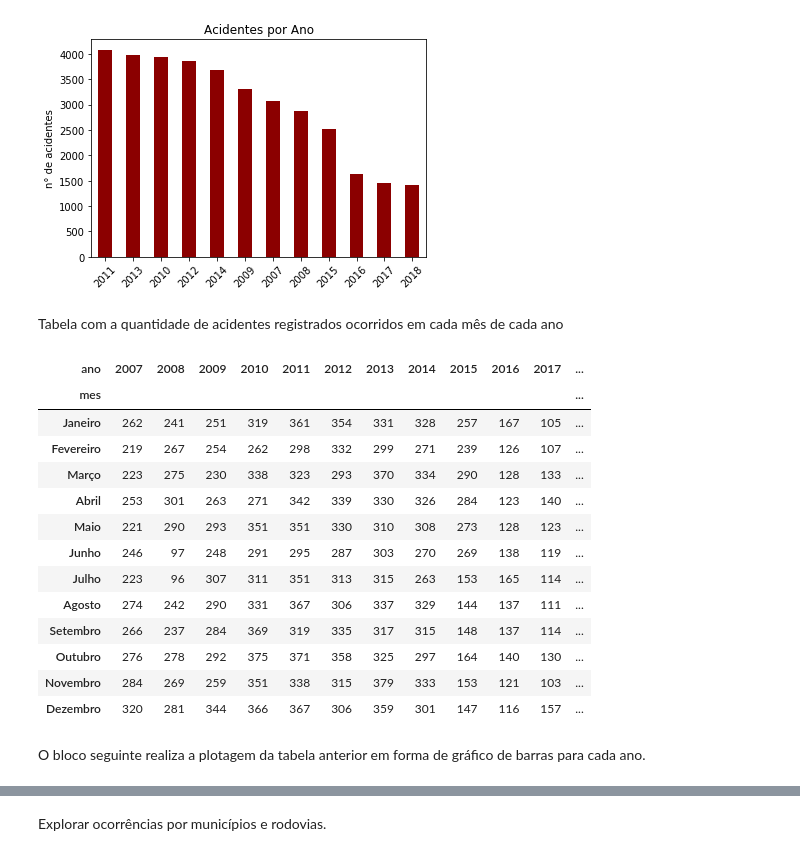
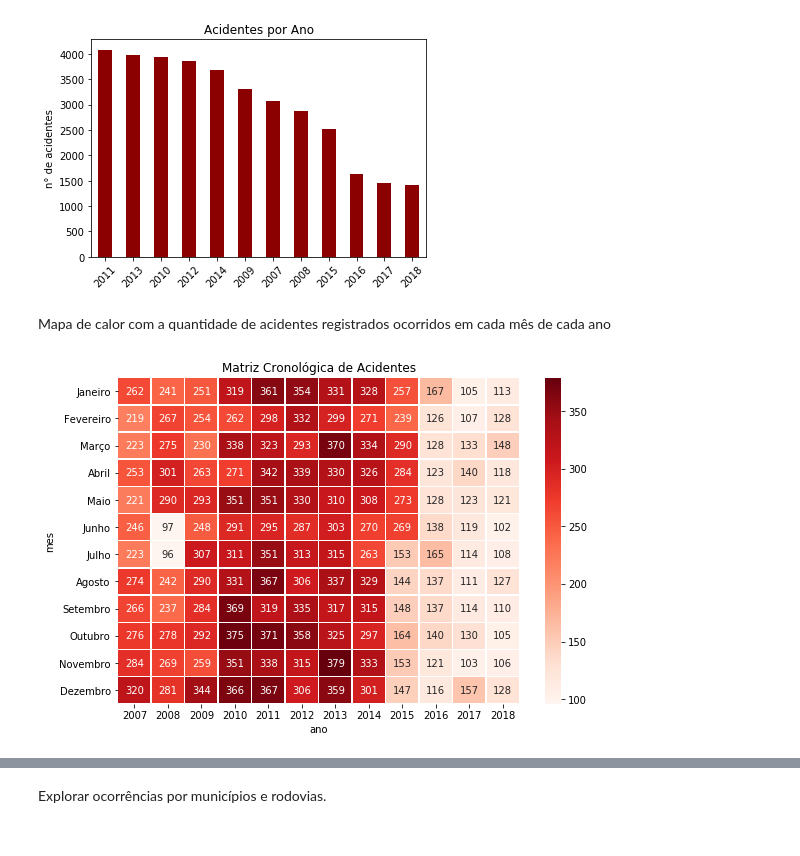
Before and after one commit to daniel-santos-7/tcc-bct, a Jupyter notebook: datatran.ipynb, the cells around one changed output, grey strips where cells are left out. Saved outputs shown, nothing was run; the diff lists cells and outputs as text; code cells hidden in the pictures.

```diff
--- a/datatran.ipynb
+++ b/datatran.ipynb
@@ -409,27 +415,18 @@ datatran_rn['ano'].value_counts().plot(kind='bar',color='darkred',title='Acident
 # %% [output]
 [figure]
 # %% [markdown]
-Tabela com a quantidade de acidentes registrados ocorridos em cada mês de cada ano
+Mapa de calor com a quantidade de acidentes registrados ocorridos em cada mês de cada ano
 # %%
 # construir tabela
 acidentes_ano_mes = pd.crosstab(datatran_rn['mes'].astype(pd.CategoricalDtype(datatran_rn['mes'].unique(),ordered=True)),datatran_rn['ano'])
 
-# exibir tabela
-acidentes_ano_mes
+# construir figura
+f, ax = plt.subplots(figsize=(9, 6))
+
+# título
+ax.set_title('Matriz Cronológica de Acidentes')
+
+# plotar mapa de calor
+sns.heatmap(acidentes_ano_mes, annot=True, fmt="d", linewidths=.5, ax=ax,cmap='Reds');
 # %% [output]
-| ano | 2007 | 2008 | 2009 | 2010 | 2011 | 2012 | 2013 | 2014 | 2015 | 2016 | 2017 | ... |
-| mes |  |  |  |  |  |  |  |  |  |  |  | ... |
-| Janeiro | 262 | 241 | 251 | 319 | 361 | 354 | 331 | 328 | 257 | 167 | 105 | ... |
-| Fevereiro | 219 | 267 | 254 | 262 | 298 | 332 | 299 | 271 | 239 | 126 | 107 | ... |
-| Março | 223 | 275 | 230 | 338 | 323 | 293 | 370 | 334 | 290 | 128 | 133 | ... |
-| Abril | 253 | 301 | 263 | 271 | 342 | 339 | 330 | 326 | 284 | 123 | 140 | ... |
-| Maio | 221 | 290 | 293 | 351 | 351 | 330 | 310 | 308 | 273 | 128 | 123 | ... |
-| Junho | 246 | 97 | 248 | 291 | 295 | 287 | 303 | 270 | 269 | 138 | 119 | ... |
-| Julho | 223 | 96 | 307 | 311 | 351 | 313 | 315 | 263 | 153 | 165 | 114 | ... |
-| Agosto | 274 | 242 | 290 | 331 | 367 | 306 | 337 | 329 | 144 | 137 | 111 | ... |
-| Setembro | 266 | 237 | 284 | 369 | 319 | 335 | 317 | 315 | 148 | 137 | 114 | ... |
-| Outubro | 276 | 278 | 292 | 375 | 371 | 358 | 325 | 297 | 164 | 140 | 130 | ... |
-| Novembro | 284 | 269 | 259 | 351 | 338 | 315 | 379 | 333 | 153 | 121 | 103 | ... |
-| Dezembro | 320 | 281 | 344 | 366 | 367 | 306 | 359 | 301 | 147 | 116 | 157 | ... |
+[figure, added]
-# %% [markdown]
-O bloco seguinte realiza a plotagem da tabela anterior em forma de gráfico de barras para cada ano.
```
Also changed, not shown: parts of 22 cells of this notebook.
